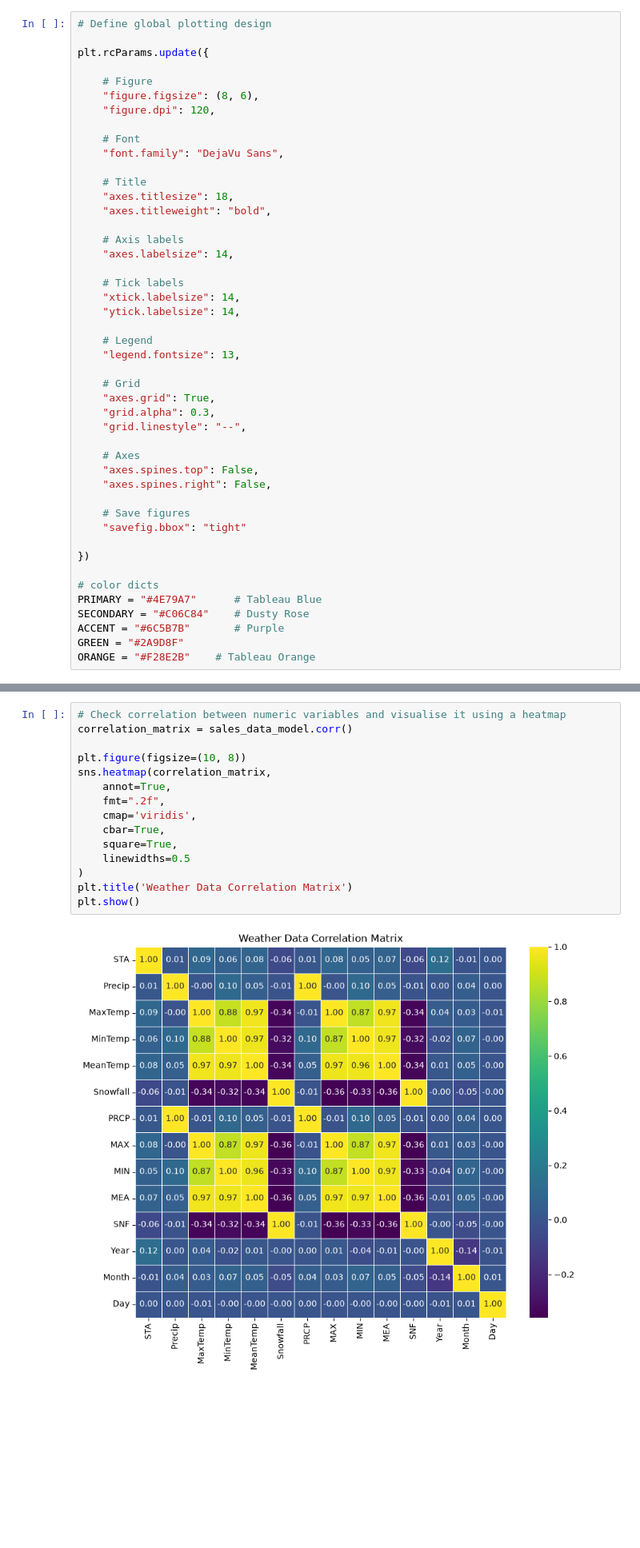
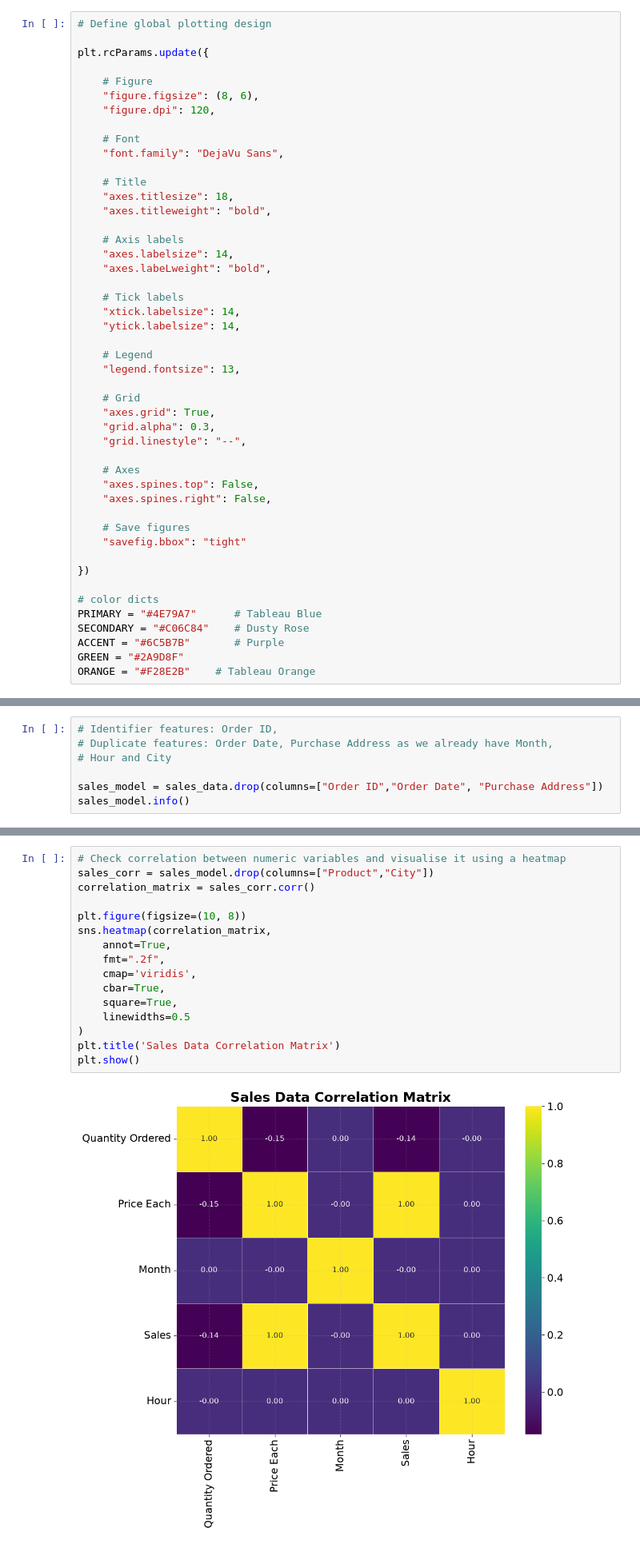
Before and after one commit to Ivy219/2026-Phase-2-Data-Science-IvyTANG, a Jupyter notebook: Part3/part3_submission.ipynb, the cells around one changed output, grey strips where cells are left out. Shown at 80% size. Drawn from its saved outputs; the diff is of its cells as text; blank space fills up the shorter version.

```diff
--- a/Part3/part3_submission.ipynb
+++ b/Part3/part3_submission.ipynb
@@ -24,6 +24,7 @@ plt.rcParams.update({
 
     # Axis labels
     "axes.labelsize": 14,
+    "axes.labeLweight": "bold",
 
     # Tick labels
     "xtick.labelsize": 14,
@@ -705,0 +738,7 @@ association_summary
+# %%
+# Identifier features: Order ID,
+# Duplicate features: Order Date, Purchase Address as we already have Month,
+# Hour and City
+
+sales_model = sales_data.drop(columns=["Order ID","Order Date", "Purchase Address"])
+sales_model.info()
@@ -708,17 +762,18 @@ association_summary
 # %%
 # Check correlation between numeric variables and visualise it using a heatmap
-correlation_matrix = sales_data_model.corr()
+sales_corr = sales_model.drop(columns=["Product","City"])
+correlation_matrix = sales_corr.corr()
 
 plt.figure(figsize=(10, 8))
 sns.heatmap(correlation_matrix,
     annot=True,
     fmt=".2f",
     cmap='viridis',
     cbar=True,
     square=True,
     linewidths=0.5
 )
-plt.title('Weather Data Correlation Matrix')
+plt.title('Sales Data Correlation Matrix')
 plt.show()
 # %% [output]
-[figure, old version]
+[figure, new version]
```
Also changed, not shown: parts of 77 cells of this notebook.
